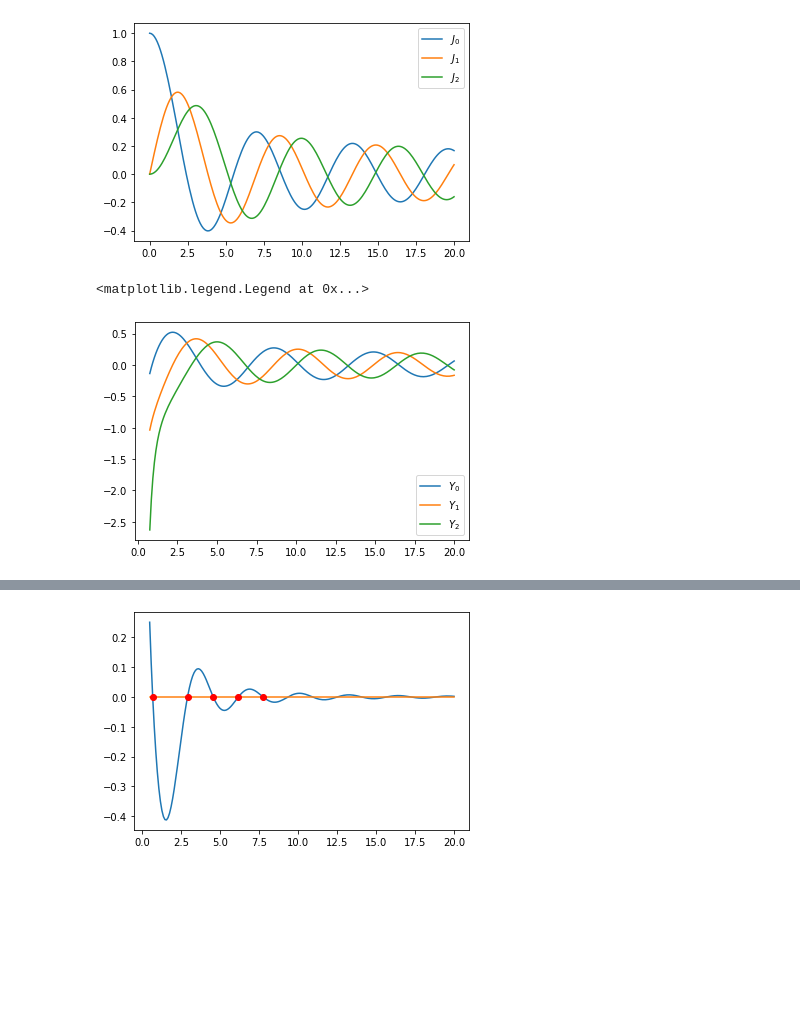
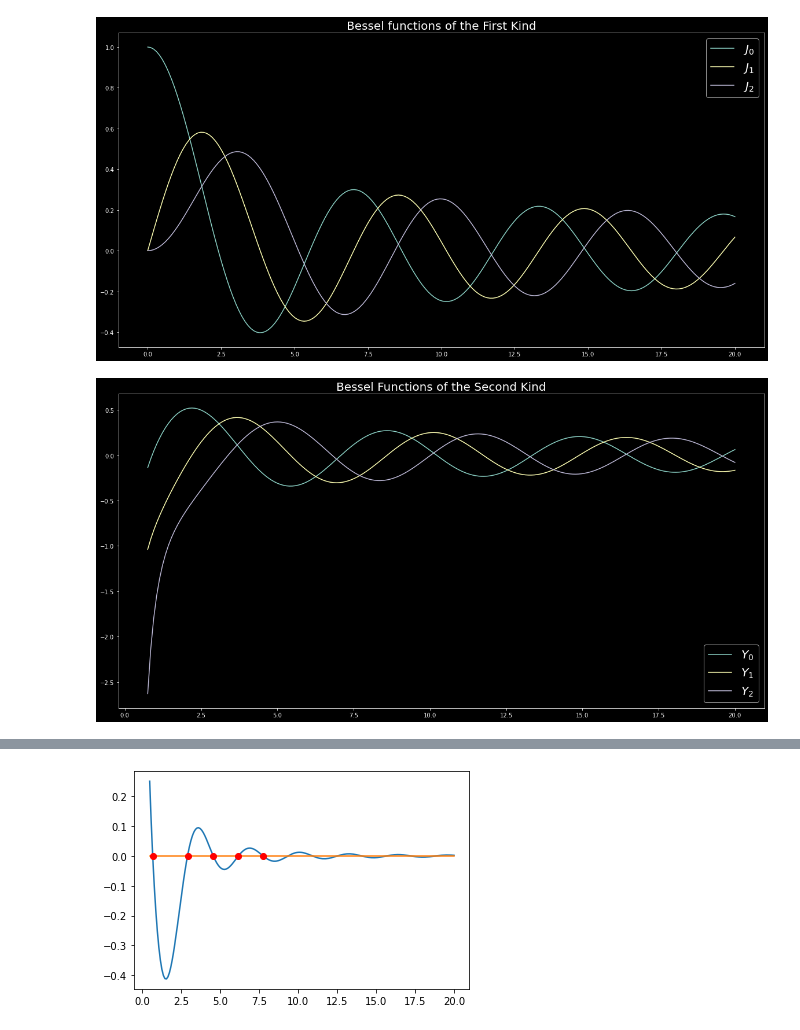
Before and after one commit to gregoryKaiser/cppython, a Jupyter notebook: Homework 3 - Root Finding and Special Functions.ipynb, the cells around one changed output, grey strips where cells are left out. Saved outputs shown, nothing was run; the diff lists cells and outputs as text; code cells hidden in the pictures; blank space fills up the shorter version.

```diff
--- a/Homework 3 - Root Finding and Special Functions.ipynb
+++ b/Homework 3 - Root Finding and Special Functions.ipynb
@@ -3,3 +12,5 @@ import numpy as np
 import matplotlib.pyplot as plt
 import scipy as sp
 from scipy import special
+plt.style.use('dark_background') #Don't judge me
+plt.rcParams['figure.figsize'] = [20, 10]
@@ -25,15 +41,16 @@ y_2 = gen_plot_bessel(0.75,20,num,sp.special.yn,2)
 # %%
 plt.plot(j_0[0],j_0[1]);
 plt.plot(j_1[0],j_1[1]);
 plt.plot(j_2[0],j_2[1]);
-plt.legend(["$J_0$","$J_1$","$J_2$"]);
+plt.title("Bessel functions of the First Kind",fontsize=20);
+plt.legend(["$J_0$","$J_1$","$J_2$"],fontsize=20);
 # %% [output]
-[figure, old version]
+[figure, new version]
 # %%
 plt.plot(y_0[0],y_0[1])
 plt.plot(y_1[0],y_1[1])
 plt.plot(y_2[0],y_2[1])
-plt.legend(["$Y_0$","$Y_1$","$Y_2$"])
+plt.title("Bessel Functions of the Second Kind",fontsize=20);
+plt.legend(["$Y_0$","$Y_1$","$Y_2$"],fontsize=20);
 # %% [output]
-<matplotlib.legend.Legend at 0x...>
-[figure, old version]
+[figure, new version]
```
Also changed, not shown: parts of 8 cells of this notebook, 1 other file.
